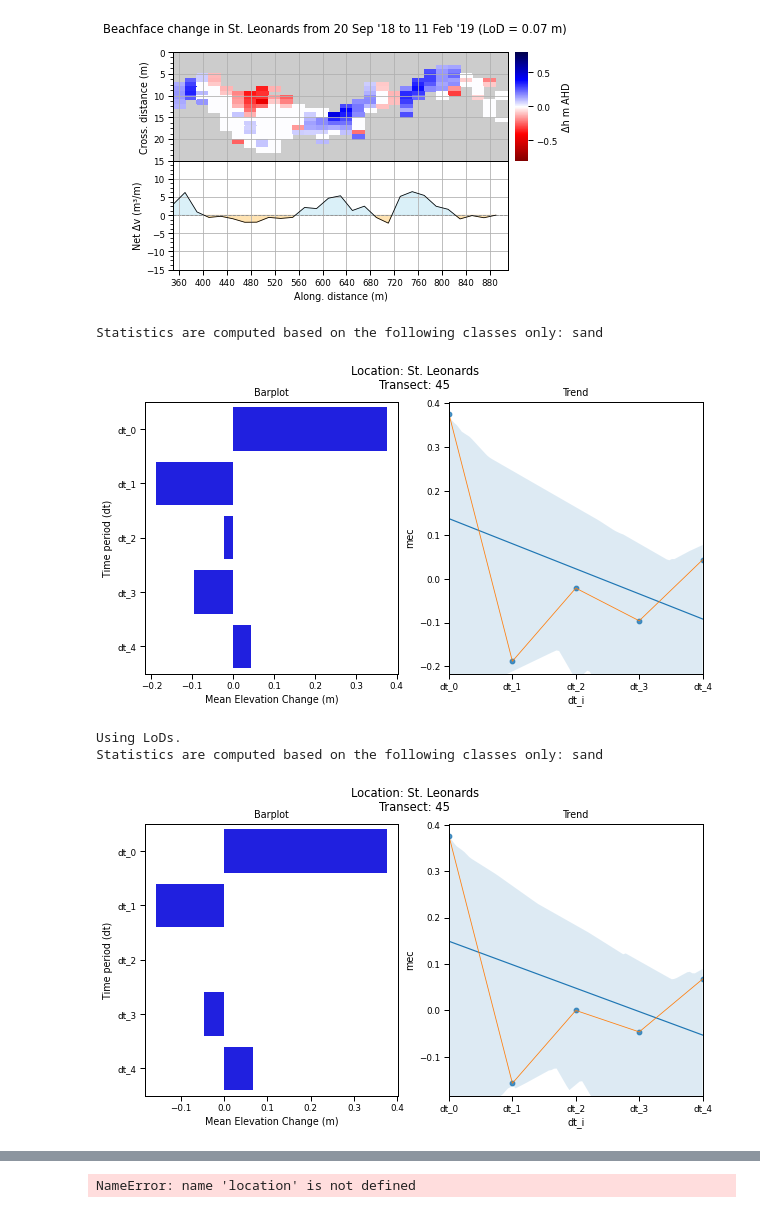
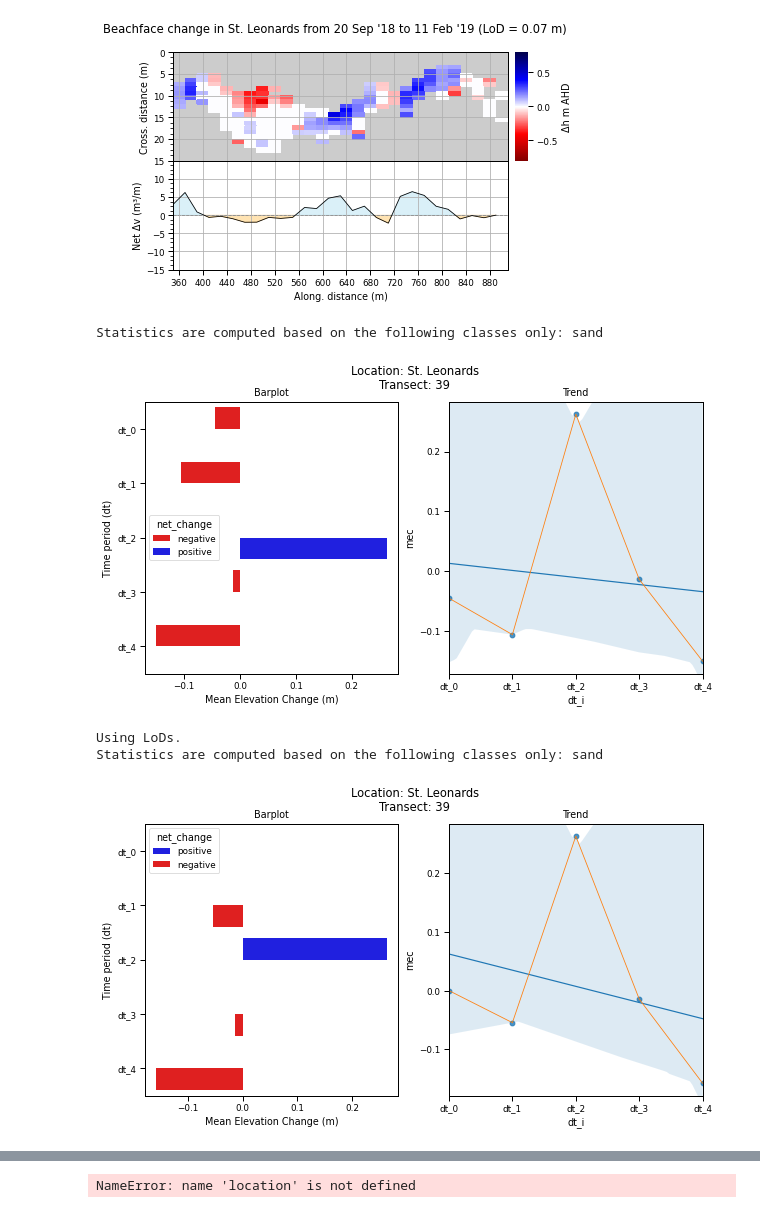
Before and after one commit to npucino/sandpyper, a Jupyter notebook: examples/Example_1_Profile_extraction-CLASS.ipynb, the cells around one changed output, grey strips where cells are left out. Cells and saved outputs as stored; diff of their text form; code cells hidden in the pictures.

```diff
--- a/examples/Example_1_Profile_extraction-CLASS.ipynb
+++ b/examples/Example_1_Profile_extraction-CLASS.ipynb
@@ -125,13 +125,13 @@ Working on leo at dt_1
 Working on leo at dt_2
 [figure]
 # %%
-D.plot_transect_mecs('leo',tr_id=45)
+D.plot_transect_mecs('leo',tr_id=39)
 # %% [output]
 Statistics are computed based on the following classes only: sand
-[figure, old version]
+[figure, new version]
 # %%
-D.plot_transect_mecs('leo',tr_id=45, lod=D.lod_df)
+D.plot_transect_mecs('leo',tr_id=39, lod=D.lod_df)
 # %% [output]
 Using LoDs.
 Statistics are computed based on the following classes only: sand
-[figure, old version]
+[figure, new version]
```
Also changed, not shown: parts of 5 cells of this notebook, 2 other files.
